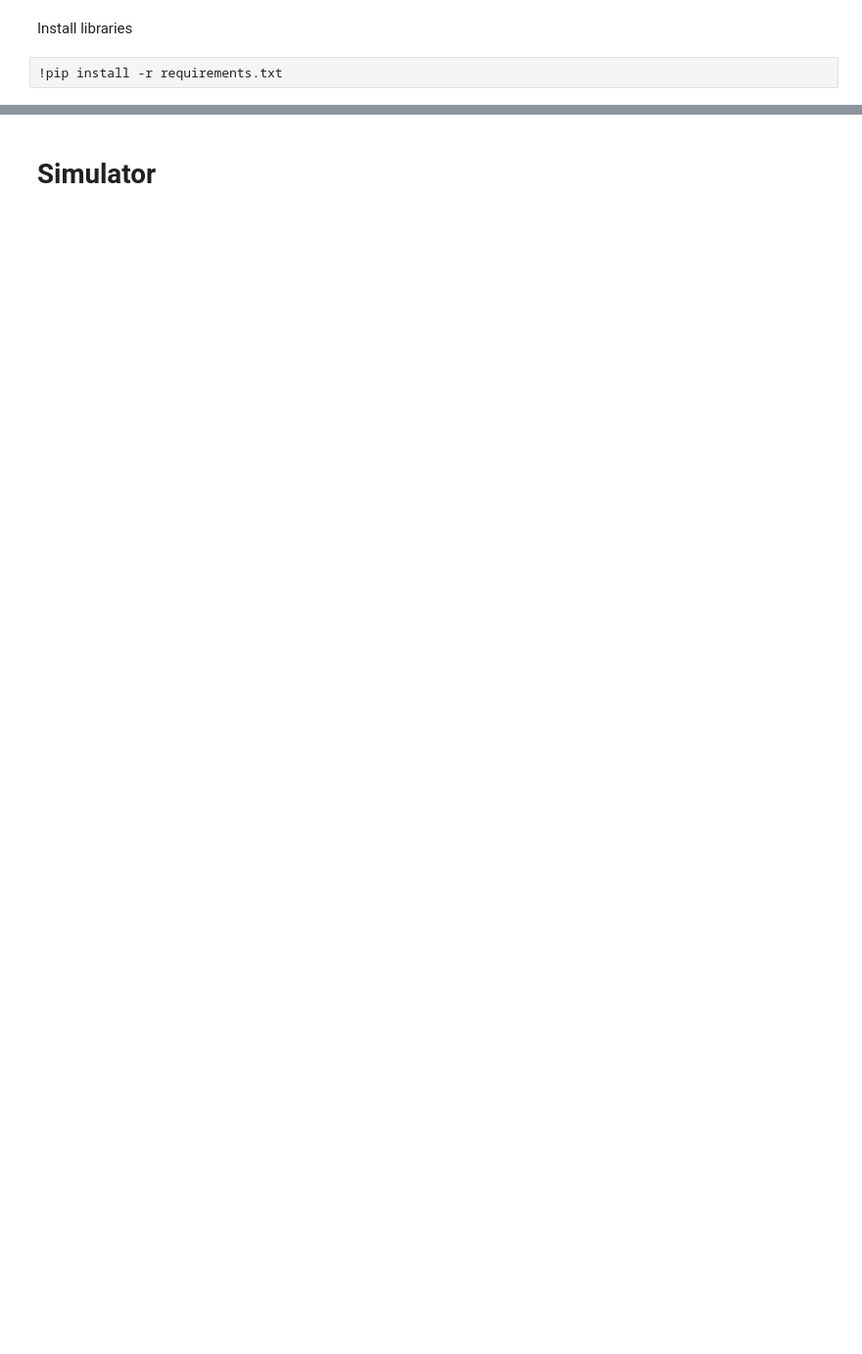
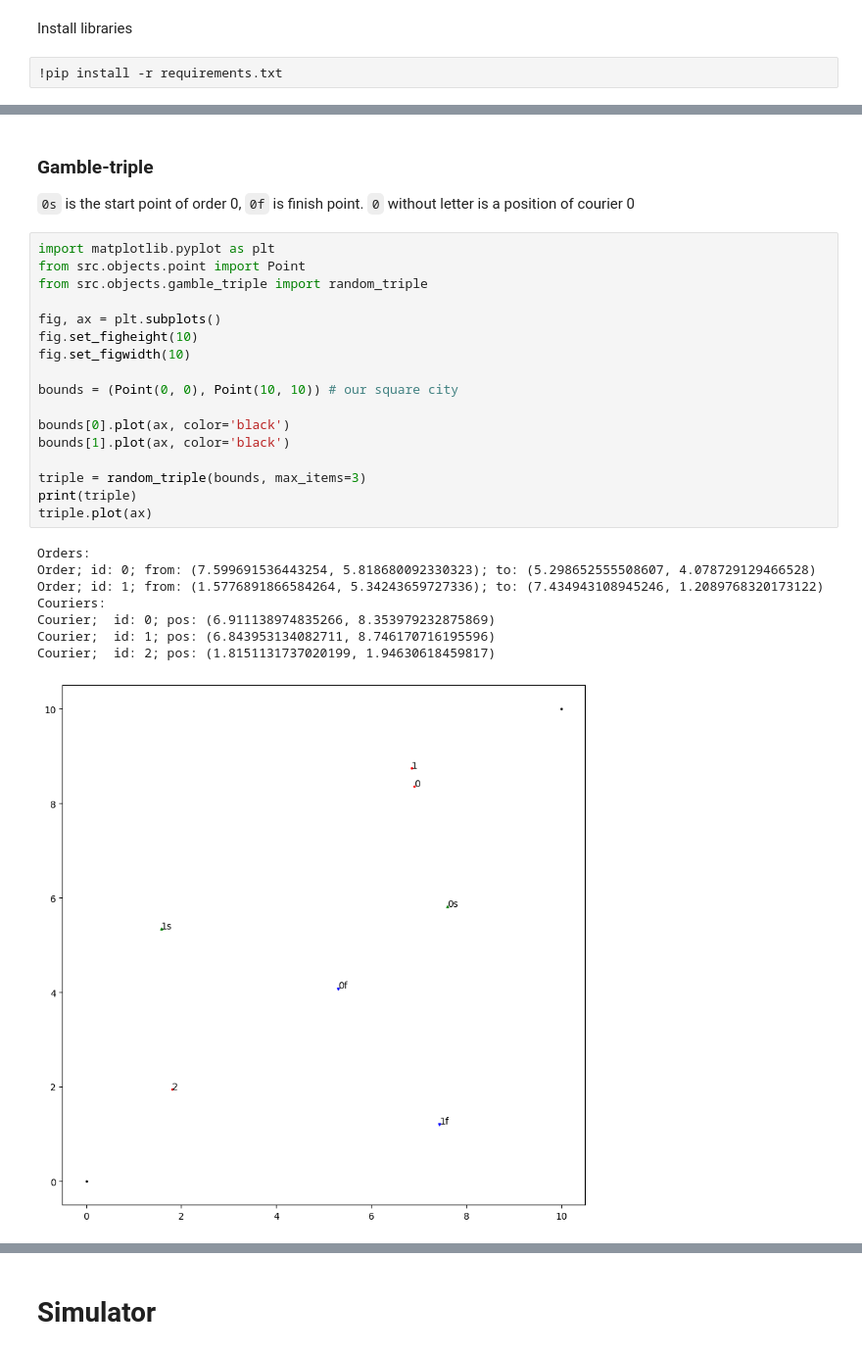
Before and after one commit to limon8884/delivery-RL, a Jupyter notebook: results.ipynb, the cells around one changed output, grey strips where cells are left out. Shown at 98% size. Drawn from its saved outputs; the diff is of its cells as text; blank space fills up the shorter version.

```diff
--- a/results.ipynb
+++ b/results.ipynb
@@ -4,0 +13,30 @@ Install libraries
+# %% [markdown]
+### Gamble-triple
+
+`0s` is the start point of order 0, `0f` is finish point. `0` without letter is a position of courier 0
+# %%
+import matplotlib.pyplot as plt
+from src.objects.point import Point
+from src.objects.gamble_triple import random_triple
+
+fig, ax = plt.subplots()
+fig.set_figheight(10)
+fig.set_figwidth(10)
+
+bounds = (Point(0, 0), Point(10, 10)) # our square city
+
+bounds[0].plot(ax, color='black')
+bounds[1].plot(ax, color='black')
+
+triple = random_triple(bounds, max_items=3)
+print(triple)
+triple.plot(ax)
+# %% [output]
+Orders:
+Order; id: 0; from: (7.599691536443254, 5.818680092330323); to: (5.298652555508607, 4.078729129466528)
+Order; id: 1; from: (1.5776891866584264, 5.34243659727336); to: (7.434943108945246, 1.2089768320173122)
+Couriers:
+Courier;  id: 0; pos: (6.911138974835266, 8.353979232875869)
+Courier;  id: 1; pos: (6.843953134082711, 8.746170716195596)
+Courier;  id: 2; pos: (1.8151131737020199, 1.94630618459817)
+[figure, added]
```
Also changed, not shown: parts of 29 cells of this notebook.
